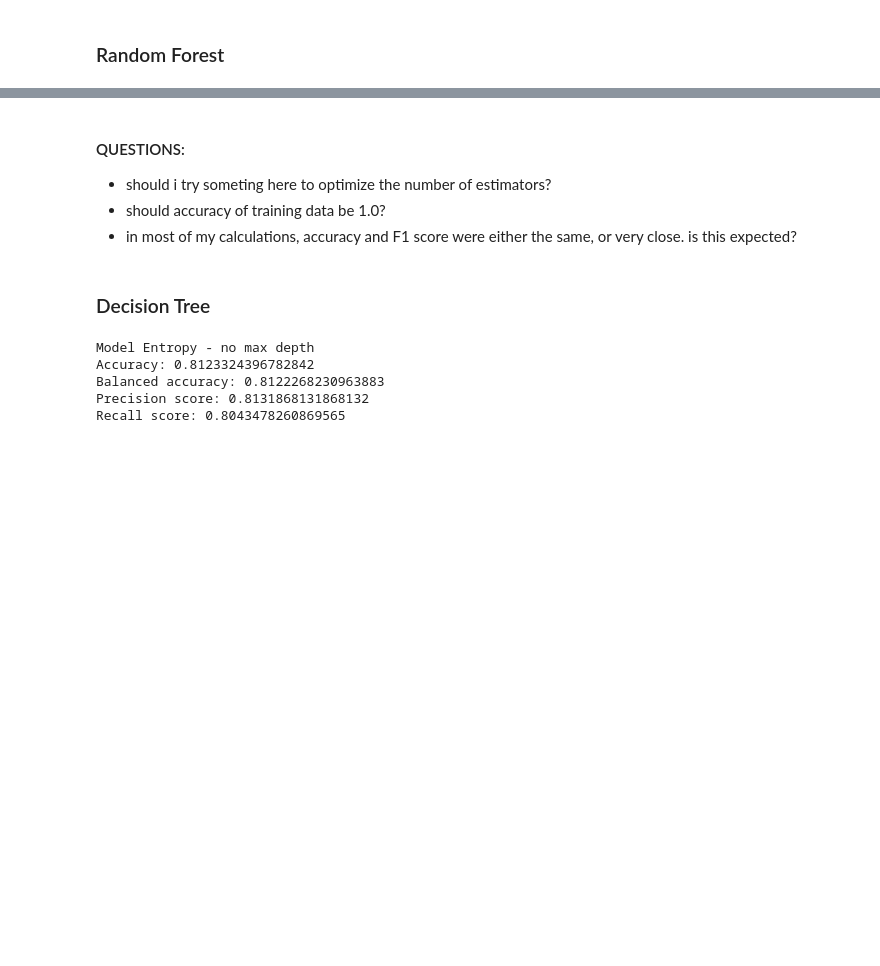
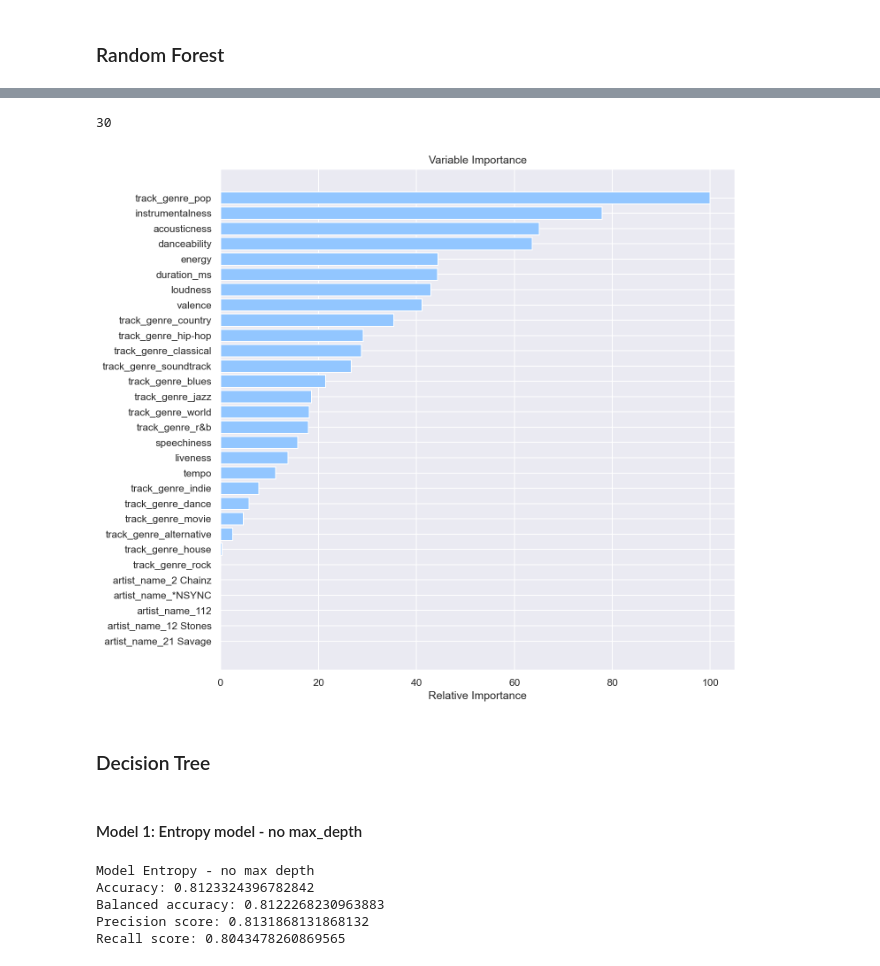
Before and after one commit to topgreg/Music-Popularity-Capstone-Repo, a Jupyter notebook: Notebooks/Main - Music Popularity Capstone - Modeling.ipynb, the cells around one changed output, grey strips where cells are left out. Drawn from its saved outputs; the diff is of its cells as text; code cells hidden in the pictures; blank space fills up the shorter version.

```diff
--- a/Notebooks/Main - Music Popularity Capstone - Modeling.ipynb
+++ b/Notebooks/Main - Music Popularity Capstone - Modeling.ipynb
@@ -335,0 +363,5 @@ Normalized confusion matrix
+# %%
+random_search = RandomizedSearchCV(RandomForestClassifier(random_state=123),
+                                   param_grid)
+random_search.fit(X_train, y_train.values.ravel())
+print(random_search.best_estimator_)
@@ -335,0 +373,9 @@ Normalized confusion matrix
+# %%
+rf_clf_rand = RandomForestClassifier(max_depth=3,
+                                      max_leaf_nodes=9,
+                                      random_state=123)
+rf_clf_rand.fit(X_train, y_train.values.ravel())
+print("Classification Report for Training Data")
+print(classification_report(y_train, rf_clf_rand.predict(X_train)))
+print("Classification Report for Test Data")
+print(classification_report(y_test, rf_clf_rand.predict(X_test)))
@@ -335,0 +404,5 @@ Normalized confusion matrix
+# %%
+grid_search = GridSearchCV(RandomForestClassifier(random_state=123),
+                           param_grid=param_grid)
+grid_search.fit(X_train, y_train.values.ravel())
+print(grid_search.best_estimator_)
@@ -335,0 +414,10 @@ Normalized confusion matrix
+# %%
+rf_clf_grid = RandomForestClassifier(max_depth=6,
+                                      max_leaf_nodes=9,
+                                      n_estimators = 150,
+                                      random_state=123)
+rf_clf_grid.fit(X_train, y_train.values.ravel())
+print("Classification Report for Training Data")
+print(classification_report(y_train, rf_clf_grid.predict(X_train)))
+print("Classification Report for Test Data")
+print(classification_report(y_test, rf_clf_grid.predict(X_test)))
@@ -355,8 +463,24 @@ plt.show()
-# %% [markdown]
-#### QUESTIONS:
-- should i try someting here to optimize the number of estimators?
-- should accuracy of training data be 1.0?
-- in most of my calculations, accuracy and F1 score were either the same, or very close. is this expected?
+# %%
+# plot feature importances - grid search model
+feature_importance = rf_clf_grid.feature_importances_
+# make importances relative to max importance
+feature_importance = 100.0 * (feature_importance / feature_importance.max())[:30]
+sorted_idx = np.argsort(feature_importance)[:30]
+
+pos = np.arange(sorted_idx.shape[0]) + .5
+print(pos.size)
+sorted_idx.size
+plt.figure(figsize=(10,10))
+plt.barh(pos, feature_importance[sorted_idx], align='center')
+plt.yticks(pos, X.columns[sorted_idx])
+plt.xlabel('Relative Importance')
+plt.title('Variable Importance')
+plt.show()
+# %% [output]
+30
+[figure, added]
 # %% [markdown]
 ### Decision Tree
+# %% [markdown]
+#### Model 1: Entropy model - no max_depth
 # %%
```
Also changed, not shown: parts of 54 cells of this notebook.
